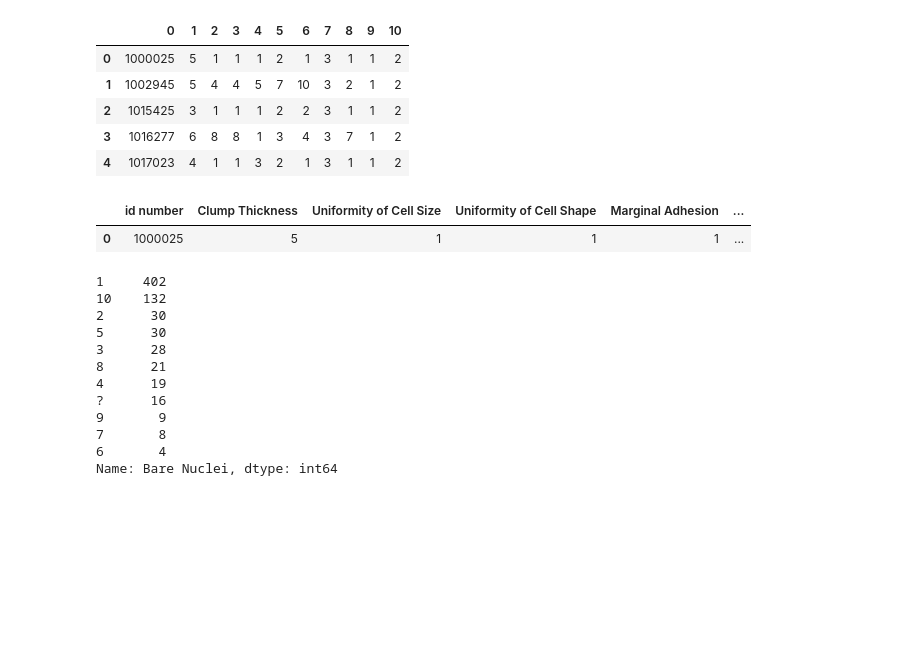
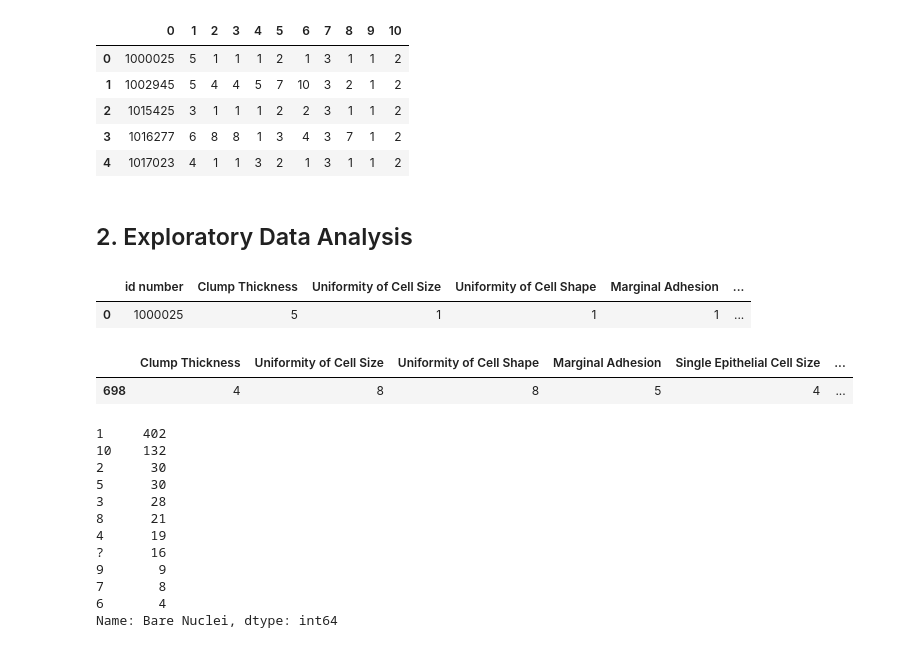
Before and after one commit to Faithie30/PREDICT-BREAST-CANCER, a Jupyter notebook: Breast Cancer Prediction.ipynb, the cells around one changed output. Saved outputs shown, nothing was run; the diff lists cells and outputs as text; code cells hidden in the pictures; blank space fills up the shorter version.

```diff
--- a/Breast Cancer Prediction.ipynb
+++ b/Breast Cancer Prediction.ipynb
@@ -22,4 +25,6 @@ df.head(5)
 | 2 | 1015425 | 3 | 1 | 1 | 1 | 2 | 2 | 3 | 1 | 1 | 2 |
 | 3 | 1016277 | 6 | 8 | 8 | 1 | 3 | 4 | 3 | 7 | 1 | 2 |
 | 4 | 1017023 | 4 | 1 | 1 | 3 | 2 | 1 | 3 | 1 | 1 | 2 |
+# %% [markdown]
+## 2. Exploratory Data Analysis
 # %%
@@ -30,4 +37,15 @@ df.head(1)
 # %% [output]
 |  | id number | Clump Thickness | Uniformity of Cell Size | Uniformity of Cell Shape | Marginal Adhesion | ... |
 | 0 | 1000025 | 5 | 1 | 1 | 1 | ... |
+# %%
+#Overview of the dataset
+df.info
+
+# Drop the ID and Class and convert the DataFrame to a NumPy array
+df = df.drop(columns = df.columns[0], axis=1)
+df.describe()
+df.tail(1)
+# %% [output]
+|  | Clump Thickness | Uniformity of Cell Size | Uniformity of Cell Shape | Marginal Adhesion | Single Epithelial Cell Size | ... |
+| 698 | 4 | 8 | 8 | 5 | 4 | ... |
 # %%
```
Also changed, not shown: parts of 16 cells of this notebook.
